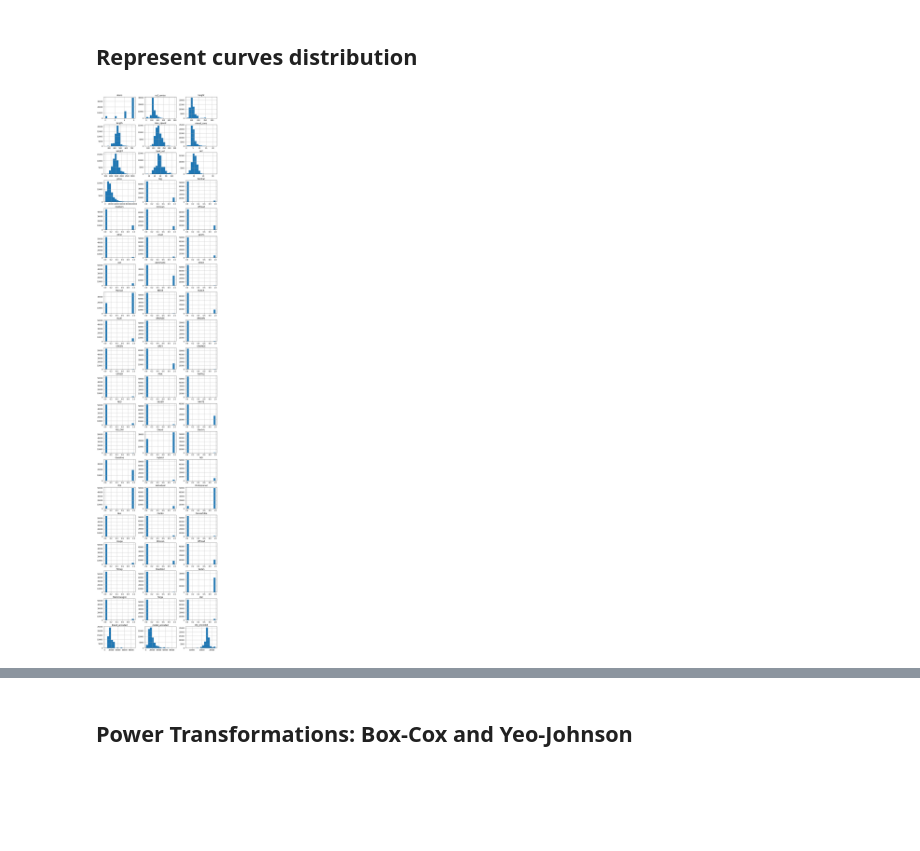
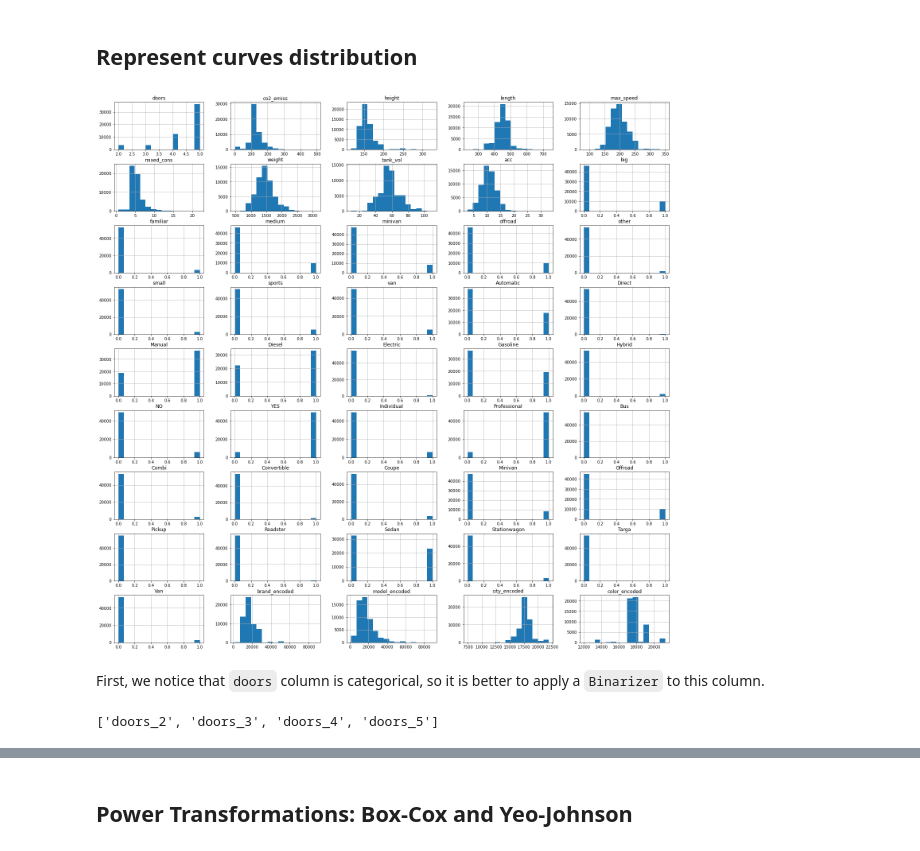
Before and after one commit to caresppen/UsedCarsAppraiser, a Jupyter notebook: notebooks/09_Column_Transformation.ipynb, the cells around one changed output, grey strips where cells are left out. Cells and saved outputs as stored; diff of their text form; code cells hidden in the pictures; blank space fills up the shorter version.

Commit message:
Update column trafo

```diff
--- a/notebooks/09_Column_Transformation.ipynb
+++ b/notebooks/09_Column_Transformation.ipynb
@@ -26,12 +26,16 @@ df.head()
 # %% [markdown]
 ## Represent curves distribution
+# %%
+X = df.drop('price', axis=1)
 # %%
-fig, axes = plt.subplots(len(df.columns)//3, 3, figsize=(12, 60))
+fig, axes = plt.subplots(len(X.columns)//5, 5, figsize=(25, 25))
 
 i = 0
 for triaxis in axes:
     for axis in triaxis:
-        df.hist(column=df.columns[i], bins=15, ax=axis)
+        df.hist(column=X.columns[i], bins=15, ax=axis)
         i += 1
 # %% [output]
-[figure, old version]
+[figure, new version]
+# %% [markdown]
+First, we notice that `doors` column is categorical, so it is better to apply a `Binarizer` to this column.
@@ -37,0 +48,9 @@ for triaxis in axes:
+# %%
+doors_cols = []
+for e in X['doors'].unique().tolist():
+    col = 'doors_' + str(e)
+    doors_cols.append(col)
+
+doors_cols
+# %% [output]
+['doors_2', 'doors_3', 'doors_4', 'doors_5']
```
Also changed, not shown: parts of 7 cells of this notebook, 7 other files.
